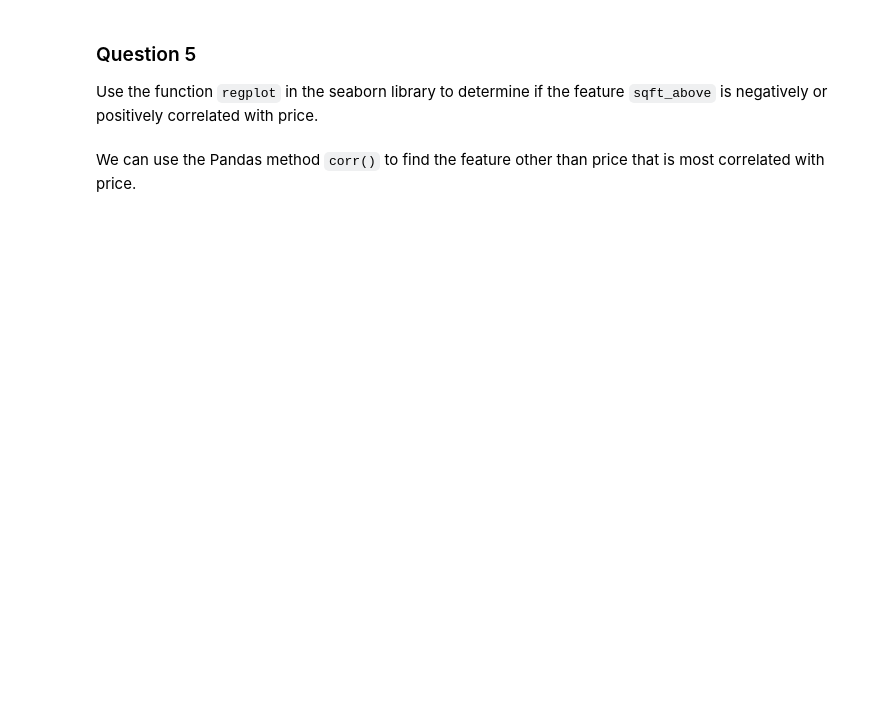
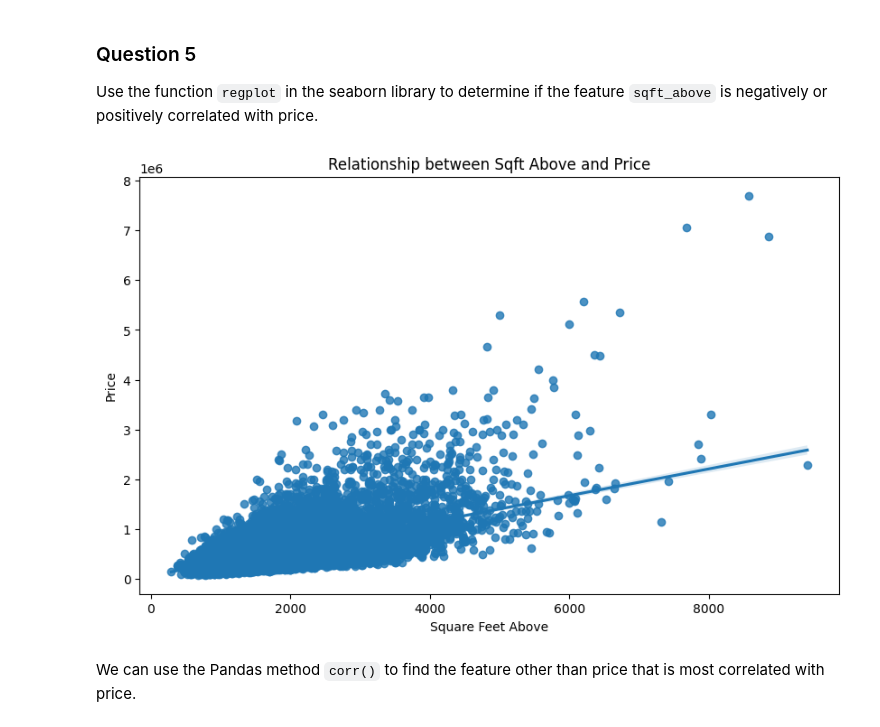
Before and after one commit to shweta27407/data-science-projects, a Jupyter notebook: Data_Science_IBM_Notes/Data_Analysis_Python_IBM/House_Sales_in_King_Count_USA.ipynb, the cells around one changed output. Saved outputs shown, nothing was run; the diff lists cells and outputs as text; code cells hidden in the pictures; blank space fills up the shorter version.

```diff
--- a/Data_Science_IBM_Notes/Data_Analysis_Python_IBM/House_Sales_in_King_Count_USA.ipynb
+++ b/Data_Science_IBM_Notes/Data_Analysis_Python_IBM/House_Sales_in_King_Count_USA.ipynb
@@ -119,5 +228,21 @@ Use the function <code>boxplot</code> in the seaborn library  to  determine whet
 ### Question 5
 
 Use the function <code>regplot</code>  in the seaborn library  to  determine if the feature <code>sqft_above</code> is negatively or positively correlated with price.
+# %%
+# Set the figure size
+plt.figure(figsize=(10, 6))
+
+# Create the regression plot
+sns.regplot(x='sqft_above', y='price', data=df)
+
+# Add title and labels
+plt.title('Relationship between Sqft Above and Price')
+plt.xlabel('Square Feet Above')
+plt.ylabel('Price')
+
+# Show the plot
+plt.show()
+# %% [output]
+[figure, added]
 # %% [markdown]
 We can use the Pandas method <code>corr()</code>  to find the feature other than price that is most correlated with price.
```
Also changed, not shown: parts of 19 cells of this notebook.
